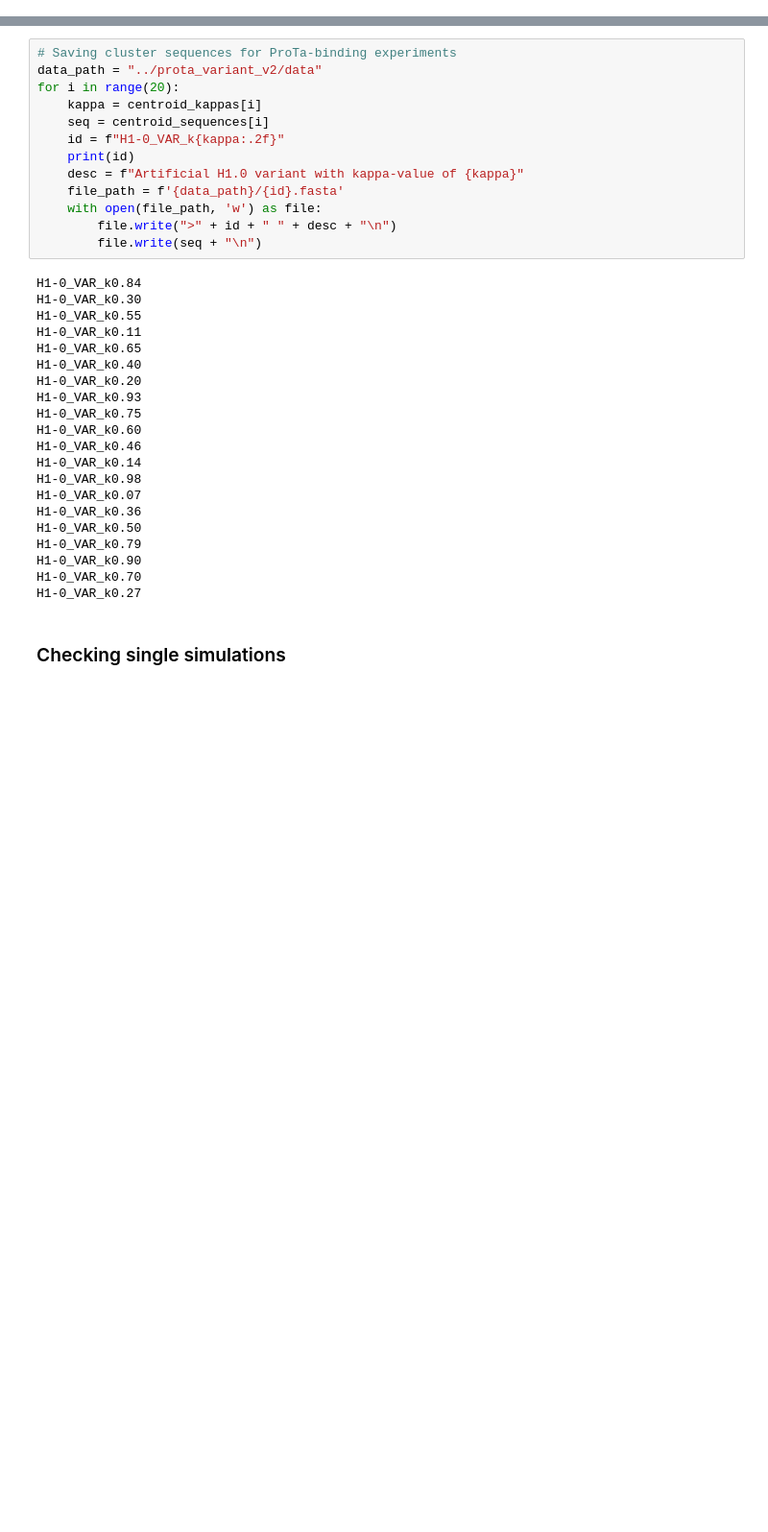
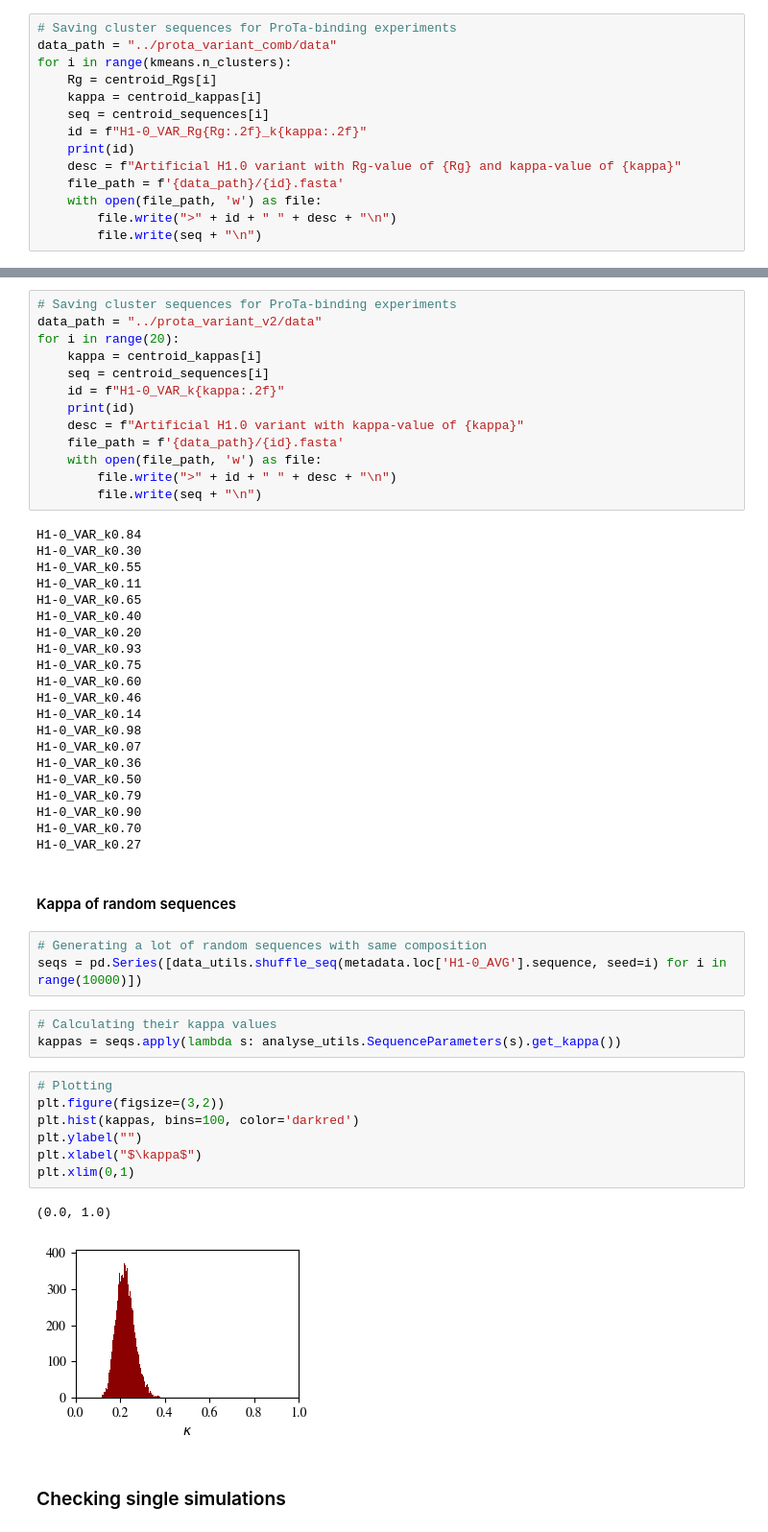
Before and after one commit to frederikespersen/OrthoIDP, a Jupyter notebook: exp/idpevo_h1-0/idpevo_h1-0.ipynb, the cells around one changed output, grey strips where cells are left out. Shown at 96% size. Saved outputs shown, nothing was run; the diff lists cells and outputs as text; blank space fills up the shorter version.

```diff
--- a/exp/idpevo_h1-0/idpevo_h1-0.ipynb
+++ b/exp/idpevo_h1-0/idpevo_h1-0.ipynb
@@ -494,0 +590,14 @@ H1-0_VAR_Rg3.56
+# %%
+# Saving cluster sequences for ProTa-binding experiments
+data_path = "../prota_variant_comb/data"
+for i in range(kmeans.n_clusters):
+    Rg = centroid_Rgs[i]
+    kappa = centroid_kappas[i]
+    seq = centroid_sequences[i]
+    id = f"H1-0_VAR_Rg{Rg:.2f}_k{kappa:.2f}"
+    print(id)
+    desc = f"Artificial H1.0 variant with Rg-value of {Rg} and kappa-value of {kappa}"
+    file_path = f'{data_path}/{id}.fasta'
+    with open(file_path, 'w') as file:
+        file.write(">" + id + " " + desc + "\n")
+        file.write(seq + "\n")
@@ -909,6 +1034,24 @@ H1-0_VAR_k0.79
 H1-0_VAR_k0.90
 H1-0_VAR_k0.70
 H1-0_VAR_k0.27
+# %% [markdown]
+#### Kappa of random sequences
+# %%
+# Generating a lot of random sequences with same composition
+seqs = pd.Series([data_utils.shuffle_seq(metadata.loc['H1-0_AVG'].sequence, seed=i) for i in range(10000)])
+# %%
+# Calculating their kappa values
+kappas = seqs.apply(lambda s: analyse_utils.SequenceParameters(s).get_kappa())
+# %%
+# Plotting
+plt.figure(figsize=(3,2))
+plt.hist(kappas, bins=100, color='darkred')
+plt.ylabel("")
+plt.xlabel("$\kappa$")
+plt.xlim(0,1)
+# %% [output]
+(0.0, 1.0)
+[figure, added]
 # %% [markdown]
 ### Checking single simulations
 # %%
```
Also changed, not shown: parts of 9 cells of this notebook, 4 other files.
